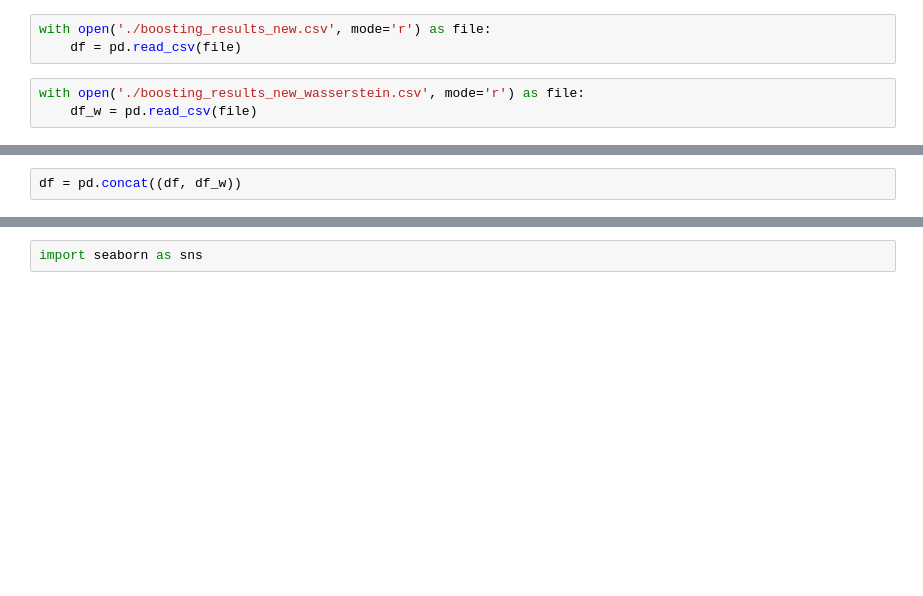
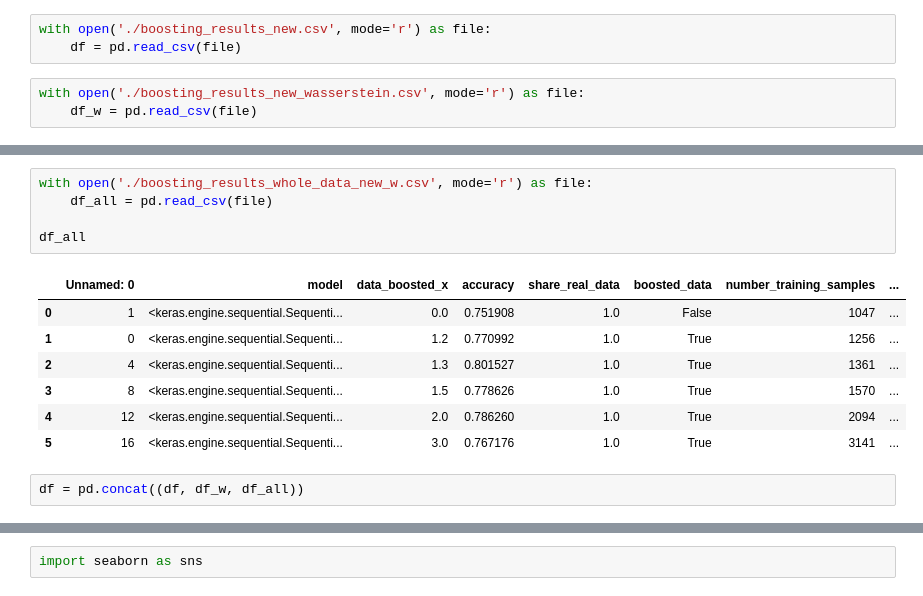
Before and after one commit to PaulBFB/master_thesis, a Jupyter notebook: titanic_deep_learning.ipynb, the cells around one changed output, grey strips where cells are left out. Cells and saved outputs as stored; diff of their text form; blank space fills up the shorter version.

```diff
--- a/titanic_deep_learning.ipynb
+++ b/titanic_deep_learning.ipynb
@@ -160,5 +163,18 @@ df
+# %%
+with open('./boosting_results_whole_data_new_w.csv', mode='r') as file:
+    df_all = pd.read_csv(file)
+
+df_all
+# %% [output]
+|  | Unnamed: 0 | model | data_boosted_x | accuracy | share_real_data | boosted_data | number_training_samples | ... |
+| 0 | 1 | <keras.engine.sequential.Sequenti... | 0.0 | 0.751908 | 1.0 | False | 1047 | ... |
+| 1 | 0 | <keras.engine.sequential.Sequenti... | 1.2 | 0.770992 | 1.0 | True | 1256 | ... |
+| 2 | 4 | <keras.engine.sequential.Sequenti... | 1.3 | 0.801527 | 1.0 | True | 1361 | ... |
+| 3 | 8 | <keras.engine.sequential.Sequenti... | 1.5 | 0.778626 | 1.0 | True | 1570 | ... |
+| 4 | 12 | <keras.engine.sequential.Sequenti... | 2.0 | 0.786260 | 1.0 | True | 2094 | ... |
+| 5 | 16 | <keras.engine.sequential.Sequenti... | 3.0 | 0.767176 | 1.0 | True | 3141 | ... |
 # %%
-df = pd.concat((df, df_w))
+df = pd.concat((df, df_w, df_all))
 # %%
 df.sort_values(by=['share_real_data', 'data_boosted_x'])
 # %% [output]
```
Also changed, not shown: parts of 6 cells of this notebook, 1 other file.
